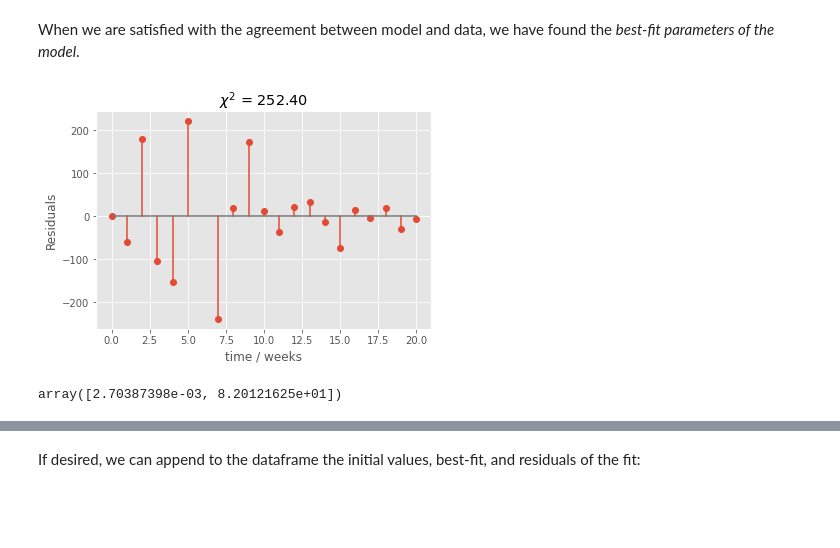
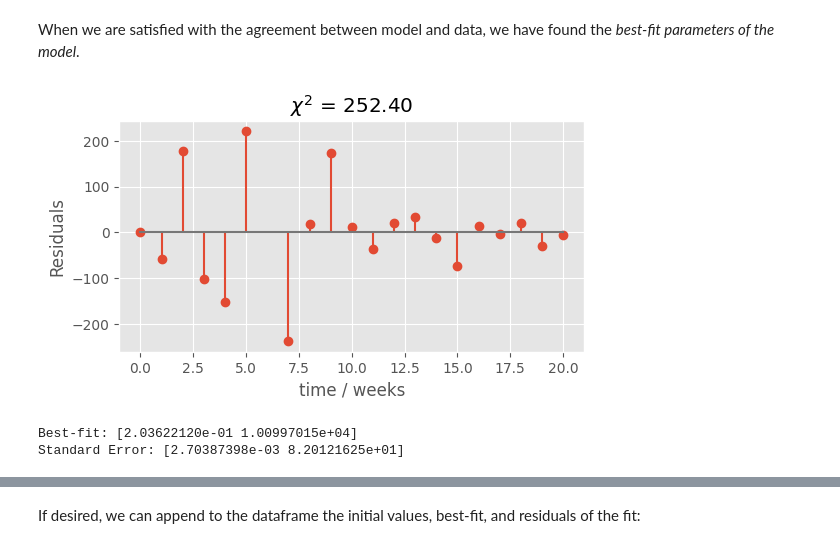
Before and after one commit to mpfoster/Biochem5721, a Jupyter notebook: Intro_fitting_kinetics_5721.ipynb, the cells around one changed output, grey strips where cells are left out. Saved outputs shown, nothing was run; the diff lists cells and outputs as text; code cells hidden in the pictures; blank space fills up the shorter version.

```diff
--- a/Intro_fitting_kinetics_5721.ipynb
+++ b/Intro_fitting_kinetics_5721.ipynb
@@ -39,8 +39,9 @@ The first row has column labels; the rest are data. We can drag/drop the file in
 # %%
 # use pandas to load the data from a local file
 import pandas as pd
-fname = "penicillin-data.csv"
-df = pd.read_csv(fname) # here, assumes file in current directory
+datafile = "penicillin-data.csv"
+datafile = "https://github.com/mpfoster/Biochem5721/raw/master/Data/penicillin-data.csv"
+df = pd.read_csv(datafile) # here, assumes file in current directory
 df  # show the contents of the data frame
 # %% [output]
 |  | Time_weeks | Penicillin_U |
@@ -188,15 +198,18 @@ Covariance matrix: [[7.31093451e-06 1.37719688e-01]
 When we are satisfied with the agreement between model and data, we have found the _best-fit parameters of the model_.
 # %%
 residuals = ydata - calc_data
-plt.stem(xdata,residuals)
-plt.xlabel('time / weeks'); plt.ylabel('Residuals')
-plt.title('$\chi^2$ = %.2f' % (sum(residuals))**2 )
+fig,ax = plt.subplots(figsize=(6,3))
+ax.stem(xdata,residuals)
+ax.set_xlabel('time / weeks'); ax.set_ylabel('Residuals')
+ax.set_title('$\chi^2$ = %.2f' % (sum(residuals))**2 )
 plt.show()
 # %% [output]
-[figure, old version]
+[figure, new version]
 # %%
+print(f'Best-fit: {popt}')
 # Standard deviation estimate:
 perr = np.sqrt(np.diag(pcov))
-perr
+print(f'Standard Error: {perr}')
 # %% [output]
-array([2.70387398e-03, 8.20121625e+01])
+Best-fit: [2.03622120e-01 1.00997015e+04]
+Standard Error: [2.70387398e-03 8.20121625e+01]
```
Also changed, not shown: parts of 15 cells of this notebook.
